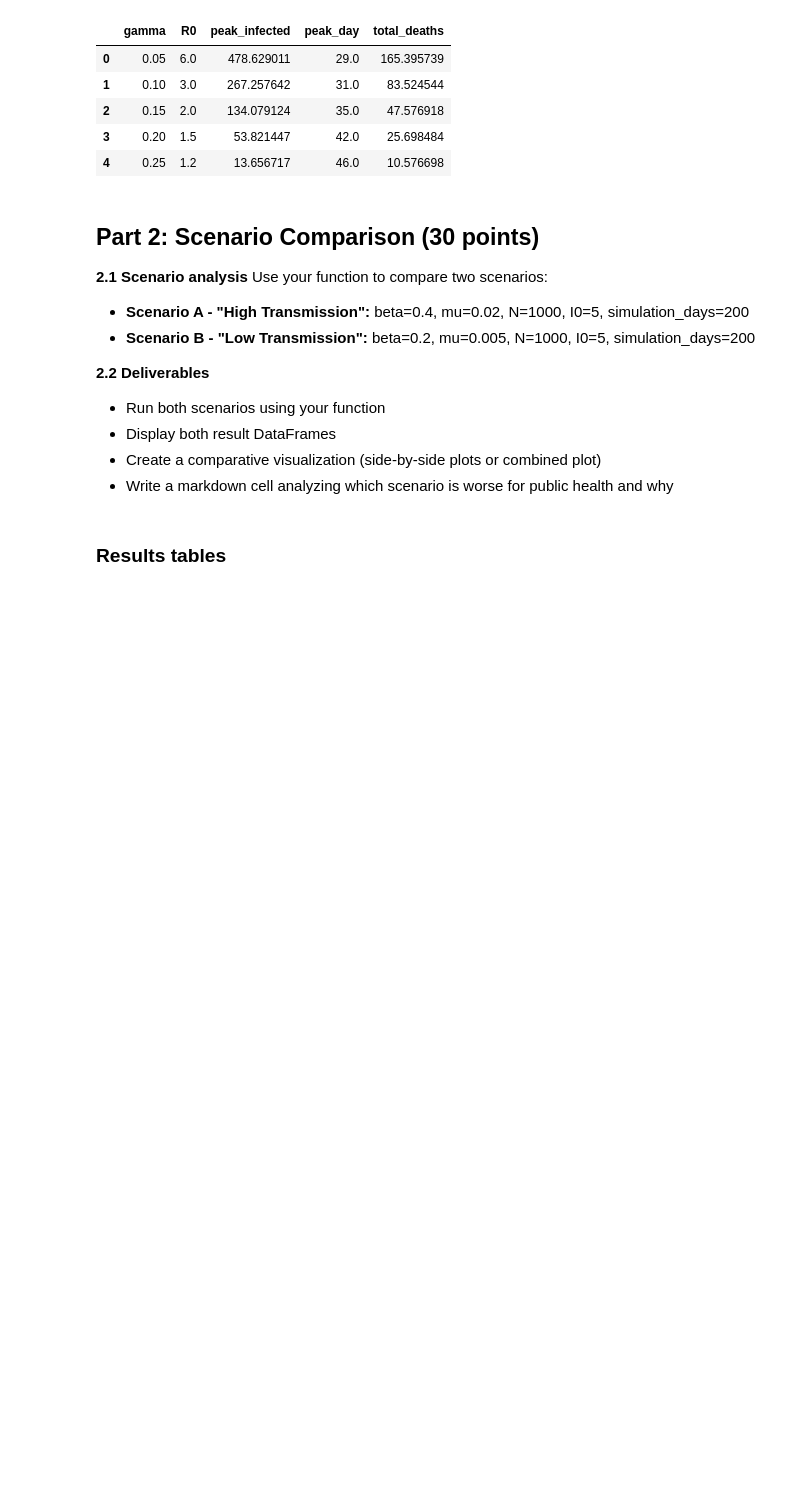
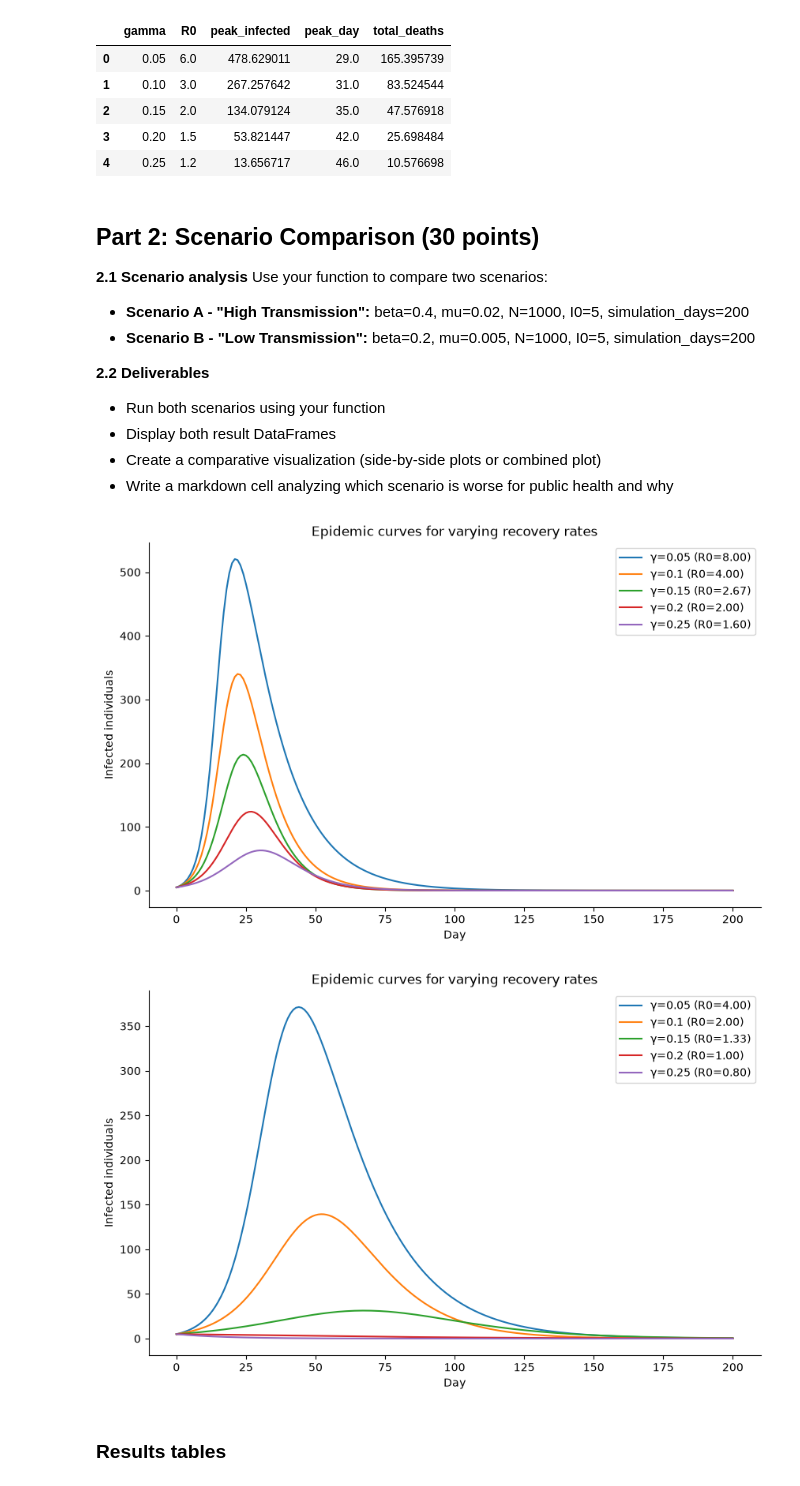
Before and after one commit to ClaireBams/epidemic-model-group02, a Jupyter notebook: assignment 1/analysis.ipynb, the cells around one changed output. Drawn from its saved outputs; the diff is of its cells as text; code cells hidden in the pictures; blank space fills up the shorter version.

```diff
--- a/assignment 1/analysis.ipynb
+++ b/assignment 1/analysis.ipynb
@@ -170,9 +170,13 @@ Use your function to compare two scenarios:
 - Write a markdown cell analyzing which scenario is worse for public health and why
 # %%
 # Scenario A - High Transmission: beta=0.4, mu=0.02, N=1000, I0=5, simulation_days=200
-
+df_A = analyze_recovery_rates(beta=0.4, mu=0.02, N=1000, I0=5, simulation_days=200)
 
 # Scenario B - Low Transmission: beta=0.2, mu=0.005, N=1000, I0=5, simulation_days=200
+df_B = analyze_recovery_rates(beta=0.2, mu=0.005, N=1000, I0=5, simulation_days=200)
+# %% [output]
+[figure, added]
+[figure, added]
 # %% [markdown]
 ### Results tables
 # %%
```
Also changed, not shown: parts of 3 cells of this notebook.
